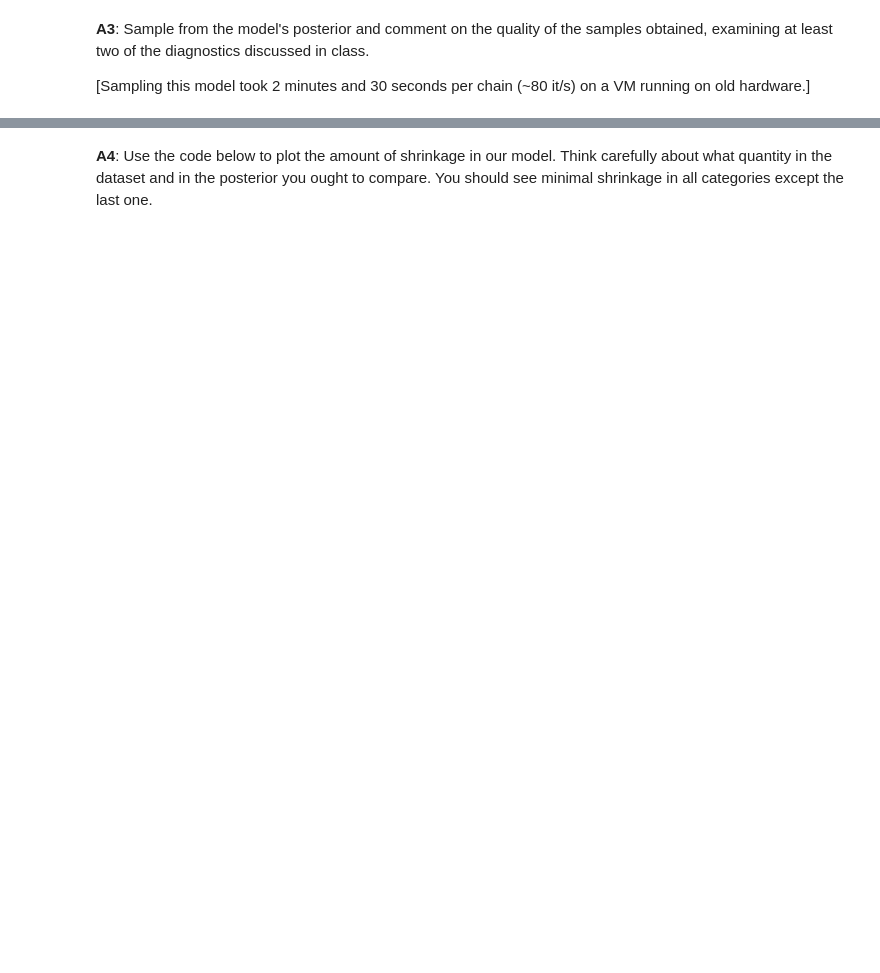
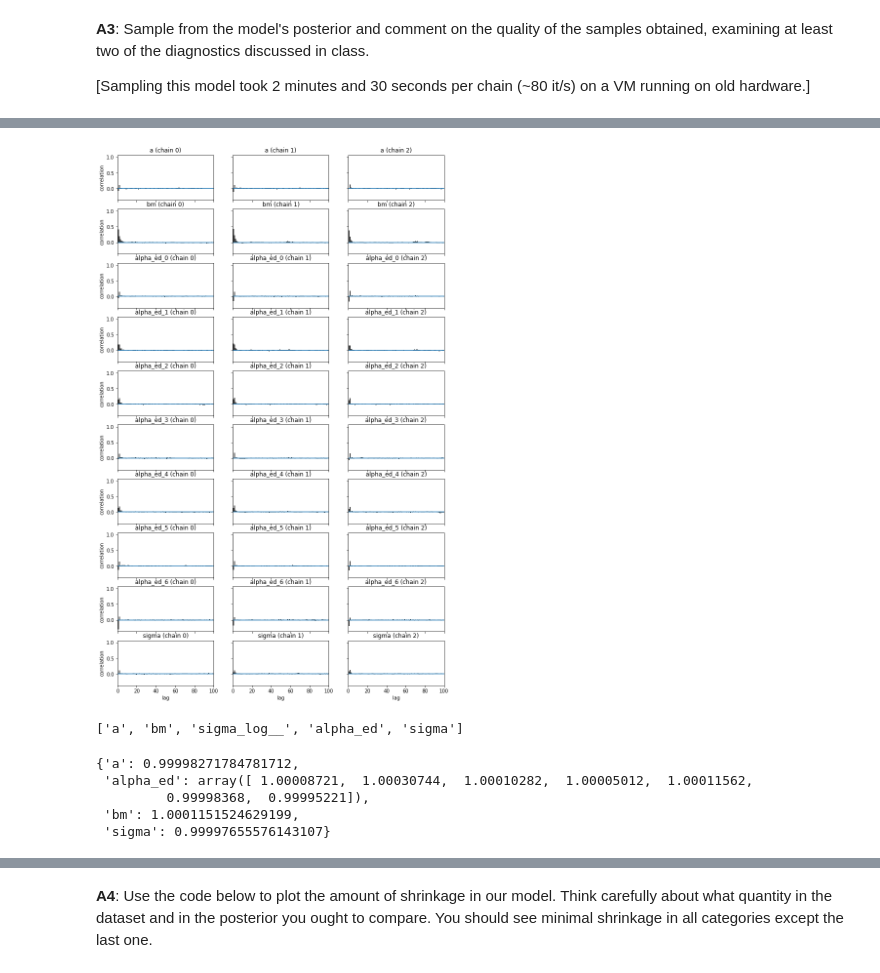
Before and after one commit to rshally/AM207, a Jupyter notebook: Final Exam/AM207_Final_2018.ipynb, the cells around one changed output, grey strips where cells are left out. Drawn from its saved outputs; the diff is of its cells as text; code cells hidden in the pictures; blank space fills up the shorter version.

```diff
--- a/Final Exam/AM207_Final_2018.ipynb
+++ b/Final Exam/AM207_Final_2018.ipynb
@@ -99,0 +150,17 @@ In Chapter 13.2 McElreath iterates on his model for the UCB admissions data. (Se
+# %%
+pm.autocorrplot(traces_edu_13_2_1[burnin:]);
+# %% [output]
+[figure, added]
+# %%
+traces_edu_13_2_1.varnames
+# %% [output]
+['a', 'bm', 'sigma_log__', 'alpha_ed', 'sigma']
+# %%
+# 1. Gelman Rubin Statistic
+pm.gelman_rubin(traces_edu_13_2_1)
+# %% [output]
+{'a': 0.99998271784781712,
+ 'alpha_ed': array([ 1.00008721,  1.00030744,  1.00010282,  1.00005012,  1.00011562,
+         0.99998368,  0.99995221]),
+ 'bm': 1.0001151524629199,
+ 'sigma': 0.99997655576143107}
```
Also changed, not shown: parts of 111 cells of this notebook, 5 other files.
